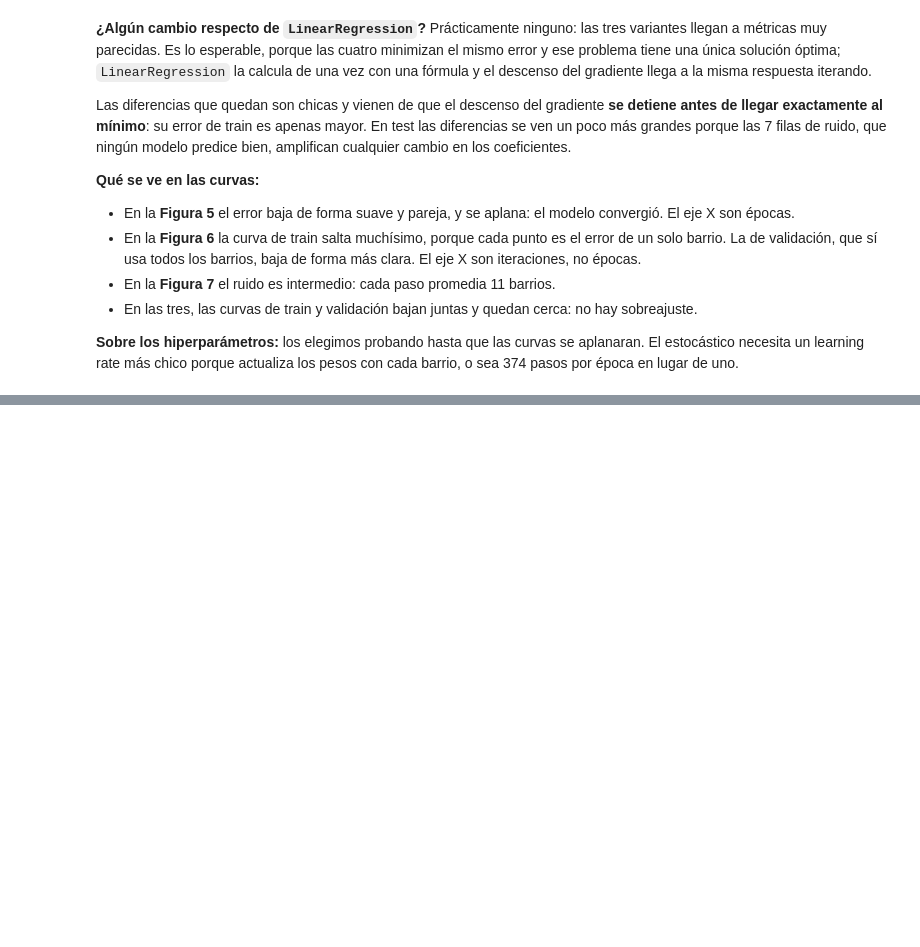
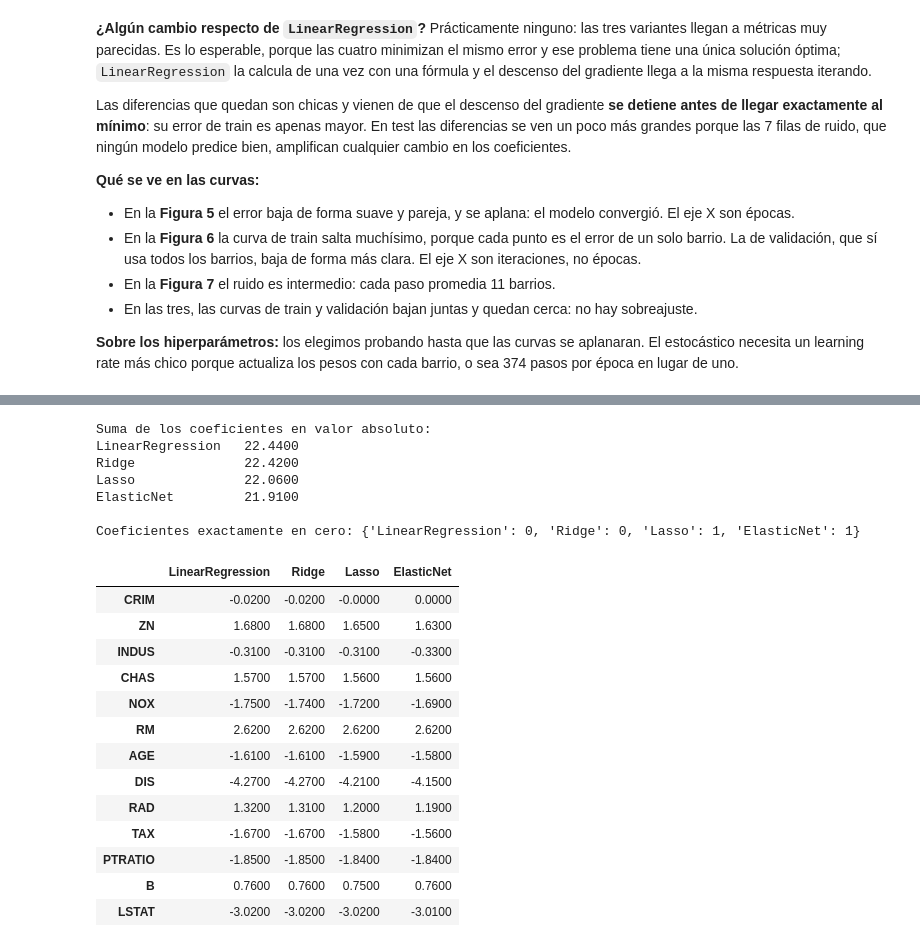
Before and after one commit to Franrnn/TP_AA1_Esparza_Pico_Renna, a Jupyter notebook: TP1/TP-regresion-AA1.ipynb, the cells around one changed output, grey strips where cells are left out. Saved outputs shown, nothing was run; the diff lists cells and outputs as text; code cells hidden in the pictures; blank space fills up the shorter version.

```diff
--- a/TP1/TP-regresion-AA1.ipynb
+++ b/TP1/TP-regresion-AA1.ipynb
@@ -1072,0 +1080,12 @@ Las diferencias que quedan son chicas y vienen de que el descenso del gradiente
+# %%
+# Modelos regularizados sobre los mismos datos escalados
+ridge = Ridge(alpha=0.1).fit(X_train_scaled, y_train)
+lasso = Lasso(alpha=0.01).fit(X_train_scaled, y_train)
+elastic = ElasticNet(alpha=0.01, l1_ratio=0.5).fit(X_train_scaled, y_train)
+
+for nombre, modelo in [('Ridge (alpha=0.1)', ridge),
+                       ('Lasso (alpha=0.01)', lasso),
+                       ('ElasticNet (alpha=0.01, l1_ratio=0.5)', elastic)]:
+    resultados.append(metricas(nombre, modelo.predict(X_train_scaled), modelo.predict(X_test_scaled)))
+
+pd.DataFrame(resultados).set_index('Modelo').round(3)
@@ -1072,0 +1102,31 @@ Las diferencias que quedan son chicas y vienen de que el descenso del gradiente
+# %%
+# Coeficientes de los cuatro modelos: ¿cuanto los achica la regularizacion?
+comparacion_coef = pd.DataFrame({'LinearRegression': modelo_lineal.coef_, 'Ridge': ridge.coef_,
+                                 'Lasso': lasso.coef_, 'ElasticNet': elastic.coef_}, index=cols_features)
+
+print('Suma de los coeficientes en valor absoluto:')
+print(comparacion_coef.abs().sum().round(2).to_string())
+print(f'\nCoeficientes exactamente en cero: {(comparacion_coef == 0).sum().to_dict()}')
+comparacion_coef.round(2)
+# %% [output]
+Suma de los coeficientes en valor absoluto:
+LinearRegression   22.4400
+Ridge              22.4200
+Lasso              22.0600
+ElasticNet         21.9100
+
+Coeficientes exactamente en cero: {'LinearRegression': 0, 'Ridge': 0, 'Lasso': 1, 'ElasticNet': 1}
+|  | LinearRegression | Ridge | Lasso | ElasticNet |
+| CRIM | -0.0200 | -0.0200 | -0.0000 | 0.0000 |
+| ZN | 1.6800 | 1.6800 | 1.6500 | 1.6300 |
+| INDUS | -0.3100 | -0.3100 | -0.3100 | -0.3300 |
+| CHAS | 1.5700 | 1.5700 | 1.5600 | 1.5600 |
+| NOX | -1.7500 | -1.7400 | -1.7200 | -1.6900 |
+| RM | 2.6200 | 2.6200 | 2.6200 | 2.6200 |
+| AGE | -1.6100 | -1.6100 | -1.5900 | -1.5800 |
+| DIS | -4.2700 | -4.2700 | -4.2100 | -4.1500 |
+| RAD | 1.3200 | 1.3100 | 1.2000 | 1.1900 |
+| TAX | -1.6700 | -1.6700 | -1.5800 | -1.5600 |
+| PTRATIO | -1.8500 | -1.8500 | -1.8400 | -1.8400 |
+| B | 0.7600 | 0.7600 | 0.7500 | 0.7600 |
+| LSTAT | -3.0200 | -3.0200 | -3.0200 | -3.0100 |
```
Also changed, not shown: parts of 9 cells of this notebook.
